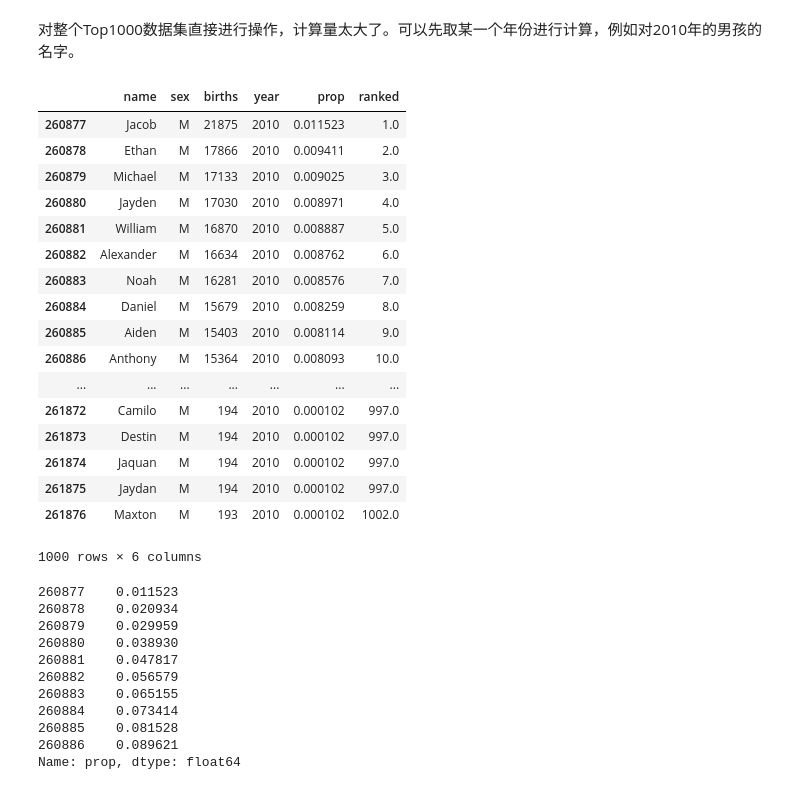
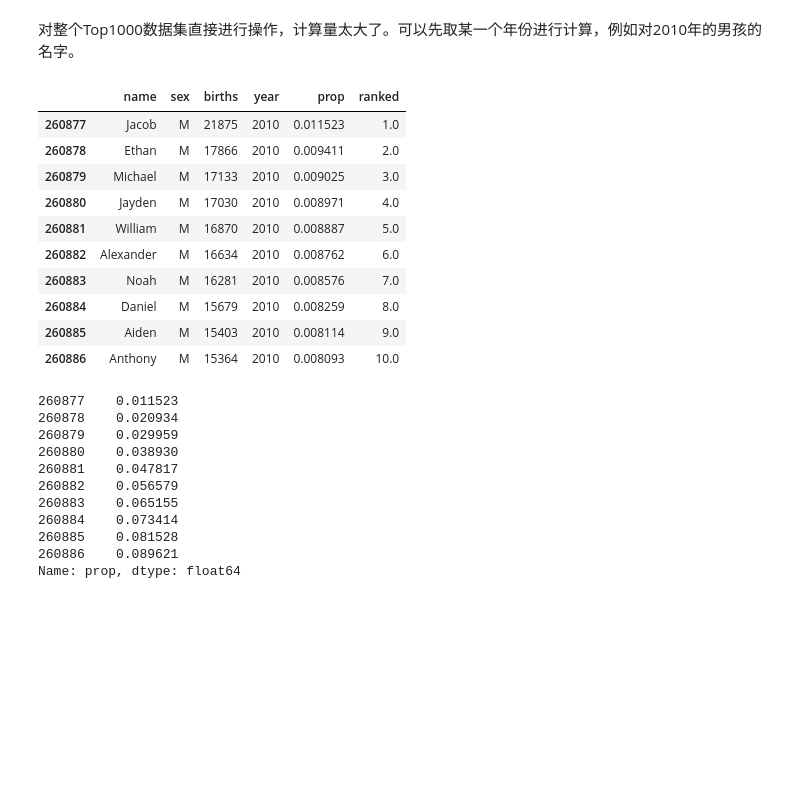
Before and after one commit to KayleLong/kayle-notes, a Jupyter notebook: Group/2112/code/da.ipynb, the cells around one changed output. Cells and saved outputs as stored; diff of their text form; code cells hidden in the pictures; blank space fills up the shorter version.

```diff
--- a/Group/2112/code/da.ipynb
+++ b/Group/2112/code/da.ipynb
@@ -656,26 +622,19 @@ plt.show()
 对整个Top1000数据集直接进行操作，计算量太大了。可以先取某一个年份进行计算，例如对2010年的男孩的名字。
 # %%
 df = boys[boys.year == 2010]
-df
+df[:10]
 # %% [output]
 |  | name | sex | births | year | prop | ranked |
 | 260877 | Jacob | M | 21875 | 2010 | 0.011523 | 1.0 |
 | 260878 | Ethan | M | 17866 | 2010 | 0.009411 | 2.0 |
 | 260879 | Michael | M | 17133 | 2010 | 0.009025 | 3.0 |
 | 260880 | Jayden | M | 17030 | 2010 | 0.008971 | 4.0 |
 | 260881 | William | M | 16870 | 2010 | 0.008887 | 5.0 |
 | 260882 | Alexander | M | 16634 | 2010 | 0.008762 | 6.0 |
 | 260883 | Noah | M | 16281 | 2010 | 0.008576 | 7.0 |
 | 260884 | Daniel | M | 15679 | 2010 | 0.008259 | 8.0 |
 | 260885 | Aiden | M | 15403 | 2010 | 0.008114 | 9.0 |
 | 260886 | Anthony | M | 15364 | 2010 | 0.008093 | 10.0 |
-| ... | ... | ... | ... | ... | ... | ... |
-| 261872 | Camilo | M | 194 | 2010 | 0.000102 | 997.0 |
-| 261873 | Destin | M | 194 | 2010 | 0.000102 | 997.0 |
-| 261874 | Jaquan | M | 194 | 2010 | 0.000102 | 997.0 |
-| 261875 | Jaydan | M | 194 | 2010 | 0.000102 | 997.0 |
-| 261876 | Maxton | M | 193 | 2010 | 0.000102 | 1002.0 |
-1000 rows × 6 columns
 # %%
 # 排序
 prop_cumsum = df.sort_values(by='prop', ascending=False).prop.cumsum()
```
Also changed, not shown: parts of 6 cells of this notebook.
